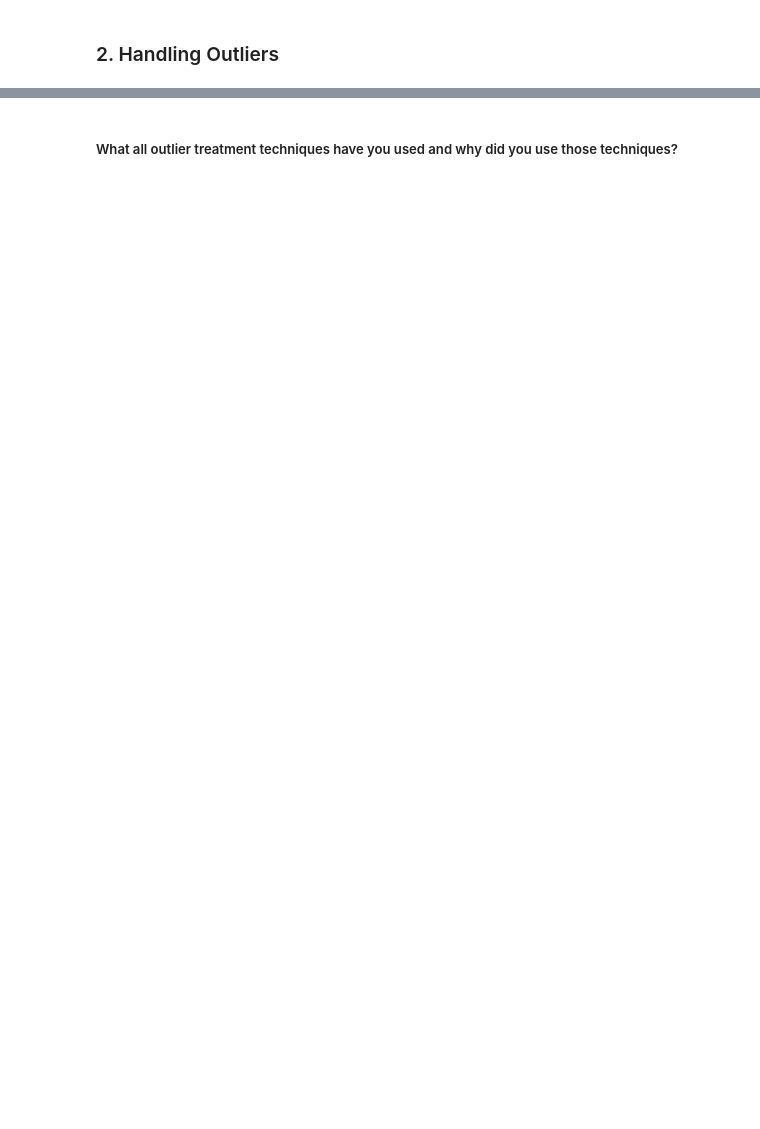
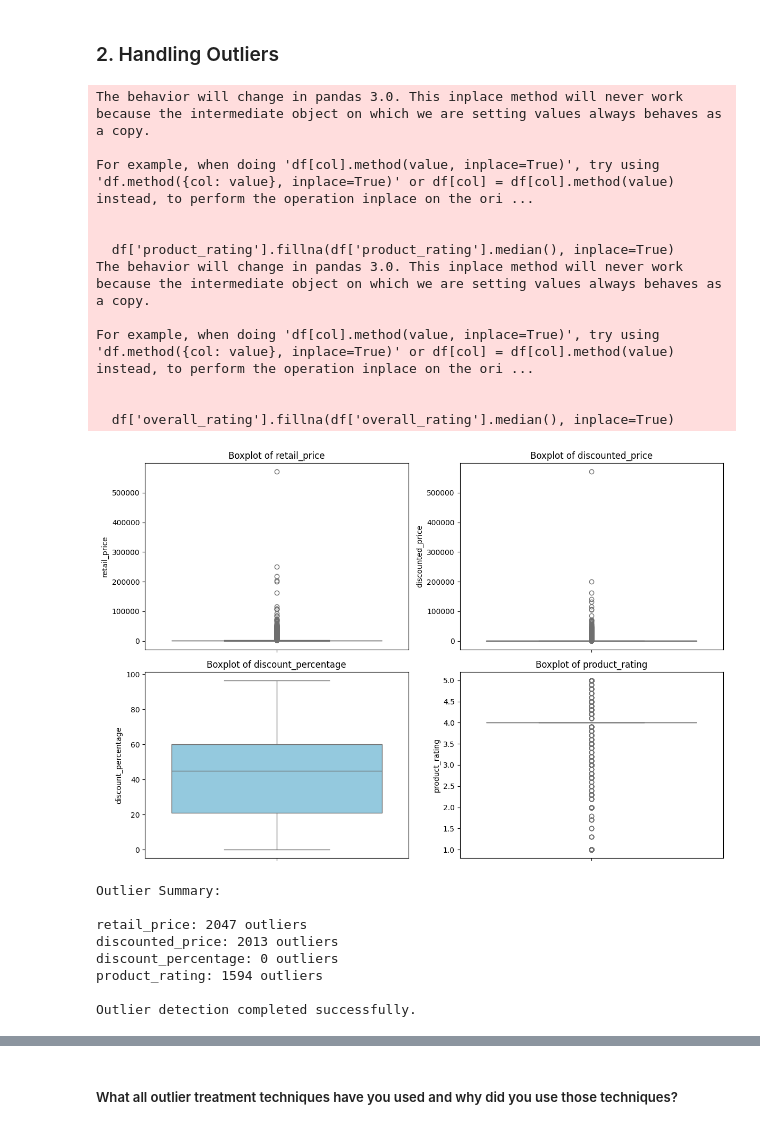
Before and after one commit to Bhuvneshwari19/flipkart-product-clustering, a Jupyter notebook: flipkart_products.ipynb, the cells around one changed output, grey strips where cells are left out. Saved outputs shown, nothing was run; the diff lists cells and outputs as text; code cells hidden in the pictures; blank space fills up the shorter version.

```diff
--- a/flipkart_products.ipynb
+++ b/flipkart_products.ipynb
@@ -999,0 +1038,66 @@ Answer Here.
+# %%
+
+# HANDLING OUTLIERS
+
+# Convert rating columns to numeric (invalid values become NaN)
+df['product_rating'] = pd.to_numeric(df['product_rating'], errors='coerce')
+df['overall_rating'] = pd.to_numeric(df['overall_rating'], errors='coerce')
+
+# Fill missing ratings with the median
+df['product_rating'].fillna(df['product_rating'].median(), inplace=True)
+df['overall_rating'].fillna(df['overall_rating'].median(), inplace=True)
+
+# Select numerical columns
+numerical_cols = ['retail_price','discounted_price','discount_percentage','product_rating']
+
+# Visualize Outliers
+plt.figure(figsize=(12,8))
+
+for i, col in enumerate(numerical_cols, 1):
+    plt.subplot(2,2,i)
+    sns.boxplot(y=df[col], color='skyblue')
+    plt.title(f'Boxplot of {col}')
+
+plt.tight_layout()
+plt.show()
+
+# Detect Outliers using IQR
+print("Outlier Summary:\n")
+
+for col in numerical_cols:
+
+    Q1 = df[col].quantile(0.25)
+    Q3 = df[col].quantile(0.75)
+
+    IQR = Q3 - Q1
+
+    lower_bound = Q1 - (1.5 * IQR)
+    upper_bound = Q3 + (1.5 * IQR)
+
+    outlier_count = df[(df[col] < lower_bound) | (df[col] > upper_bound)].shape[0]
+
+    print(f"{col}: {outlier_count} outliers")
+
+print("\nOutlier detection completed successfully.")
+# %% [output]
+The behavior will change in pandas 3.0. This inplace method will never work because the intermediate object on which we are setting values always behaves as a copy.
+
+For example, when doing 'df[col].method(value, inplace=True)', try using 'df.method({col: value}, inplace=True)' or df[col] = df[col].method(value) instead, to perform the operation inplace on the ori ...
+
+
+  df['product_rating'].fillna(df['product_rating'].median(), inplace=True)
+The behavior will change in pandas 3.0. This inplace method will never work because the intermediate object on which we are setting values always behaves as a copy.
+
+For example, when doing 'df[col].method(value, inplace=True)', try using 'df.method({col: value}, inplace=True)' or df[col] = df[col].method(value) instead, to perform the operation inplace on the ori ...
+
+
+  df['overall_rating'].fillna(df['overall_rating'].median(), inplace=True)
+[figure, added]
+Outlier Summary:
+
+retail_price: 2047 outliers
+discounted_price: 2013 outliers
+discount_percentage: 0 outliers
+product_rating: 1594 outliers
+
+Outlier detection completed successfully.
```
Also changed, not shown: parts of 54 cells of this notebook.
